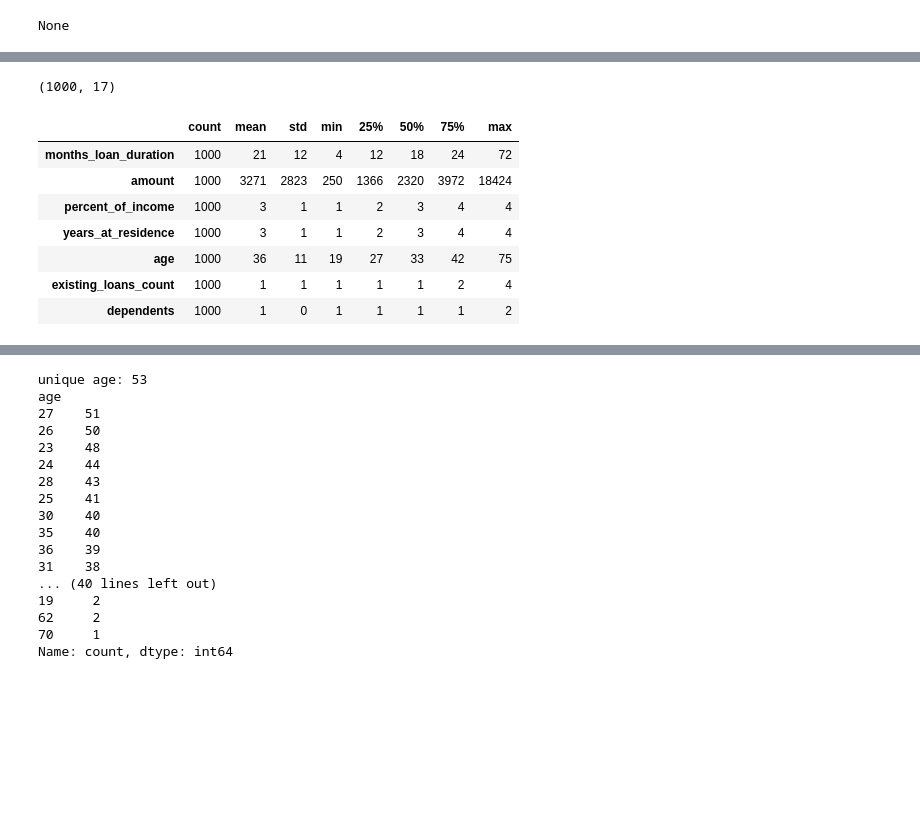
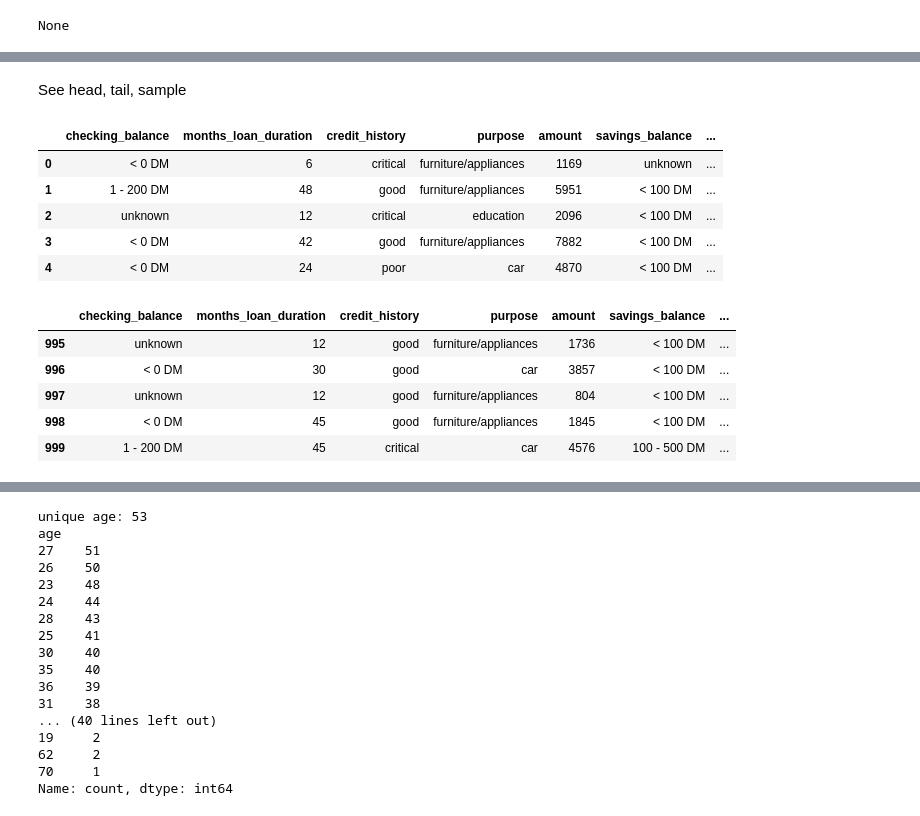
Before and after one commit to AustinCC-CSSO/ACC-ACM-ML-Master-Template, a Jupyter notebook: mastertemplate.ipynb, the cells around one changed output, grey strips where cells are left out. Drawn from its saved outputs; the diff is of its cells as text; code cells hidden in the pictures; blank space fills up the shorter version.

```diff
--- a/mastertemplate.ipynb
+++ b/mastertemplate.ipynb
@@ -228,16 +176,22 @@ display(df.head(5).T,df.tail(5).T,df.sample(5).T)
-# %%
-# shape of the data in dataframe
-display(df.shape)
-
-# describe statistics
-display(df.describe().T)
-# %% [output]
-(1000, 17)
-|  | count | mean | std | min | 25% | 50% | 75% | max |
-| months_loan_duration | 1000 | 21 | 12 | 4 | 12 | 18 | 24 | 72 |
-| amount | 1000 | 3271 | 2823 | 250 | 1366 | 2320 | 3972 | 18424 |
-| percent_of_income | 1000 | 3 | 1 | 1 | 2 | 3 | 4 | 4 |
-| years_at_residence | 1000 | 3 | 1 | 1 | 2 | 3 | 4 | 4 |
-| age | 1000 | 36 | 11 | 19 | 27 | 33 | 42 | 75 |
-| existing_loans_count | 1000 | 1 | 1 | 1 | 1 | 1 | 2 | 4 |
-| dependents | 1000 | 1 | 0 | 1 | 1 | 1 | 1 | 2 |
+# %% [markdown]
+See head, tail, sample
+# %%
+# head to see top five of the dataset
+df.head(5)
+# %% [output]
+|  | checking_balance | months_loan_duration | credit_history | purpose | amount | savings_balance | ... |
+| 0 | < 0 DM | 6 | critical | furniture/appliances | 1169 | unknown | ... |
+| 1 | 1 - 200 DM | 48 | good | furniture/appliances | 5951 | < 100 DM | ... |
+| 2 | unknown | 12 | critical | education | 2096 | < 100 DM | ... |
+| 3 | < 0 DM | 42 | good | furniture/appliances | 7882 | < 100 DM | ... |
+| 4 | < 0 DM | 24 | poor | car | 4870 | < 100 DM | ... |
+# %%
+# tail to see last five of the dataset
+df.tail(5)
+# %% [output]
+|  | checking_balance | months_loan_duration | credit_history | purpose | amount | savings_balance | ... |
+| 995 | unknown | 12 | good | furniture/appliances | 1736 | < 100 DM | ... |
+| 996 | < 0 DM | 30 | good | car | 3857 | < 100 DM | ... |
+| 997 | unknown | 12 | good | furniture/appliances | 804 | < 100 DM | ... |
+| 998 | < 0 DM | 45 | good | furniture/appliances | 1845 | < 100 DM | ... |
+| 999 | 1 - 200 DM | 45 | critical | car | 4576 | 100 - 500 DM | ... |
```
Also changed, not shown: parts of 18 cells of this notebook.
